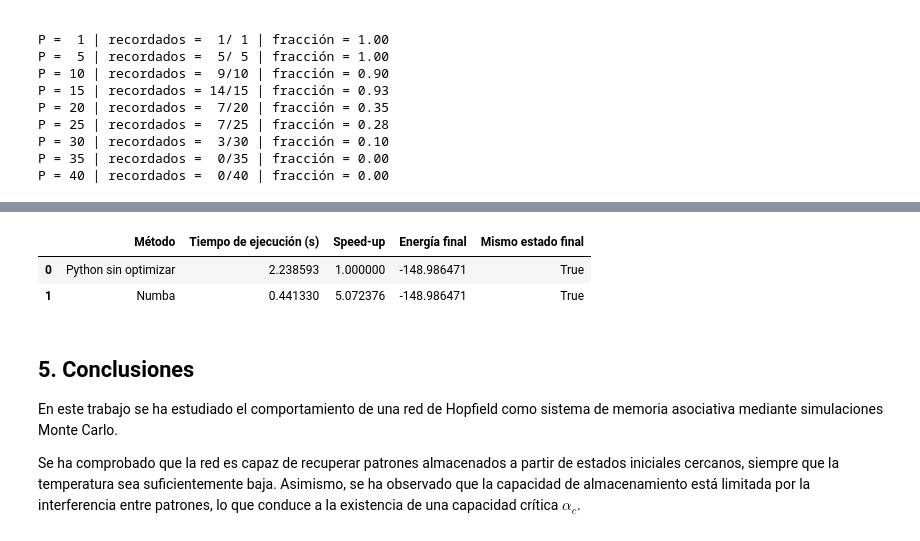
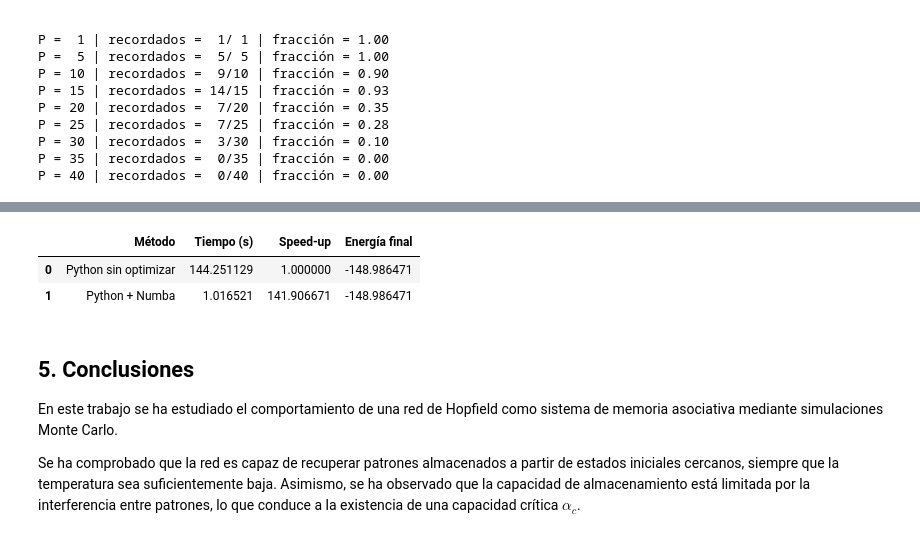
Before and after one commit to marioehercue/Computacional_Mario, a Jupyter notebook: trabajos/laboratorio/Jup_voluntario_hopfield_mariohc.ipynb, the cells around one changed output, grey strips where cells are left out. Drawn from its saved outputs; the diff is of its cells as text; code cells hidden in the pictures.

Commit message:
Modificación de voluntarios por corrección profa

```diff
--- a/trabajos/laboratorio/Jup_voluntario_hopfield_mariohc.ipynb
+++ b/trabajos/laboratorio/Jup_voluntario_hopfield_mariohc.ipynb
@@ -2251,22 +2289,21 @@ def evolucionar_python(estado_inicial, pesos, umbrales, T, num_pasos_mc, indices
 
     return estado, energias, aceptaciones
 # %%
-@njit
-def calcular_energia_numba(estado_plano, pesos, umbrales):
+@njit(parallel=True)
+def calcular_energia_numba_parallel(estado_plano, pesos, umbrales):
     M = estado_plano.size
 
-    energia_interaccion = 0.0
-    energia_umbral = 0.0
+    energia_total = 0.0
 
-    for i in range(M):
-        energia_umbral += umbrales[i] * estado_plano[i]
+    for i in prange(M):
+        suma_i = 0.0
 
         for j in range(M):
-            energia_interaccion += pesos[i, j] * estado_plano[i] * estado_plano[j]
+            suma_i += pesos[i, j] * estado_plano[i] * estado_plano[j]
 
-    energia_interaccion *= -0.5
+        energia_total += -0.5 * suma_i + umbrales[i] * estado_plano[i]
 
-    return energia_interaccion + energia_umbral
+    return energia_total
 
 
 @njit
@@ -2279,7 +2316,7 @@ def evolucionar_numba(estado_inicial, pesos, umbrales, T, num_pasos_mc, indices_
     energias = np.zeros(num_pasos_mc + 1)
     aceptaciones = np.zeros(num_pasos_mc + 1)
 
-    energias[0] = calcular_energia_numba(estado_plano, pesos, umbrales)
+    energias[0] = calcular_energia_numba_parallel(estado_plano, pesos, umbrales)
     aceptaciones[0] = 0.0
 
     contador_random = 0
@@ -2288,6 +2325,7 @@ def evolucionar_numba(estado_inicial, pesos, umbrales, T, num_pasos_mc, indices_
 
         aceptados = 0
 
+        # Este bucle NO se paraleliza porque cada cambio modifica el estado.
         for _ in range(M):
 
             indice = indices_random[contador_random]
@@ -2300,6 +2338,9 @@ def evolucionar_numba(estado_inicial, pesos, umbrales, T, num_pasos_mc, indices_
             delta_s = valor_nuevo - valor_actual
 
             campo = 0.0
+
+            # Este producto escalar se deja secuencial dentro de cada intento.
+            # Paralelizarlo aquí generaría demasiado coste por cada actualización.
             for j in range(M):
                 campo += pesos[indice, j] * estado_plano[j]
 
@@ -2315,7 +2356,7 @@ def evolucionar_numba(estado_inicial, pesos, umbrales, T, num_pasos_mc, indices_
                 estado_plano[indice] = valor_nuevo
                 aceptados += 1
 
-        energias[paso] = calcular_energia_numba(estado_plano, pesos, umbrales)
+        energias[paso] = calcular_energia_numba_parallel(estado_plano, pesos, umbrales)
         aceptaciones[paso] = aceptados / M
 
     return estado, energias, aceptaciones
@@ -2477,19 +2492,16 @@ La versión con Numba es aproximadamente 5.07 veces más rápida.
 # %%
-import pandas as pd
-
 tabla_resultados = pd.DataFrame({
-    "Método": ["Python sin optimizar", "Numba"],
-    "Tiempo de ejecución (s)": [tiempo_python, tiempo_numba],
+    "Método": ["Python sin optimizar", "Python + Numba"],
+    "Tiempo (s)": [tiempo_python, tiempo_numba],
     "Speed-up": [1.0, speedup],
-    "Energía final": [energias_py[-1], energias_nb[-1]],
-    "Mismo estado final": [mismo_estado_final, mismo_estado_final]
+    "Energía final": [energias_py[-1], energias_nb[-1]]
 })
 
 tabla_resultados
 # %% [output]
-|  | Método | Tiempo de ejecución (s) | Speed-up | Energía final | Mismo estado final |
-| 0 | Python sin optimizar | 2.238593 | 1.000000 | -148.986471 | True |
-| 1 | Numba | 0.441330 | 5.072376 | -148.986471 | True |
+|  | Método | Tiempo (s) | Speed-up | Energía final |
+| 0 | Python sin optimizar | 144.251129 | 1.000000 | -148.986471 |
+| 1 | Python + Numba | 1.016521 | 141.906671 | -148.986471 |
 # %% [markdown]
 ## 5. Conclusiones
 
```
Also changed, not shown: parts of 7 cells of this notebook.
